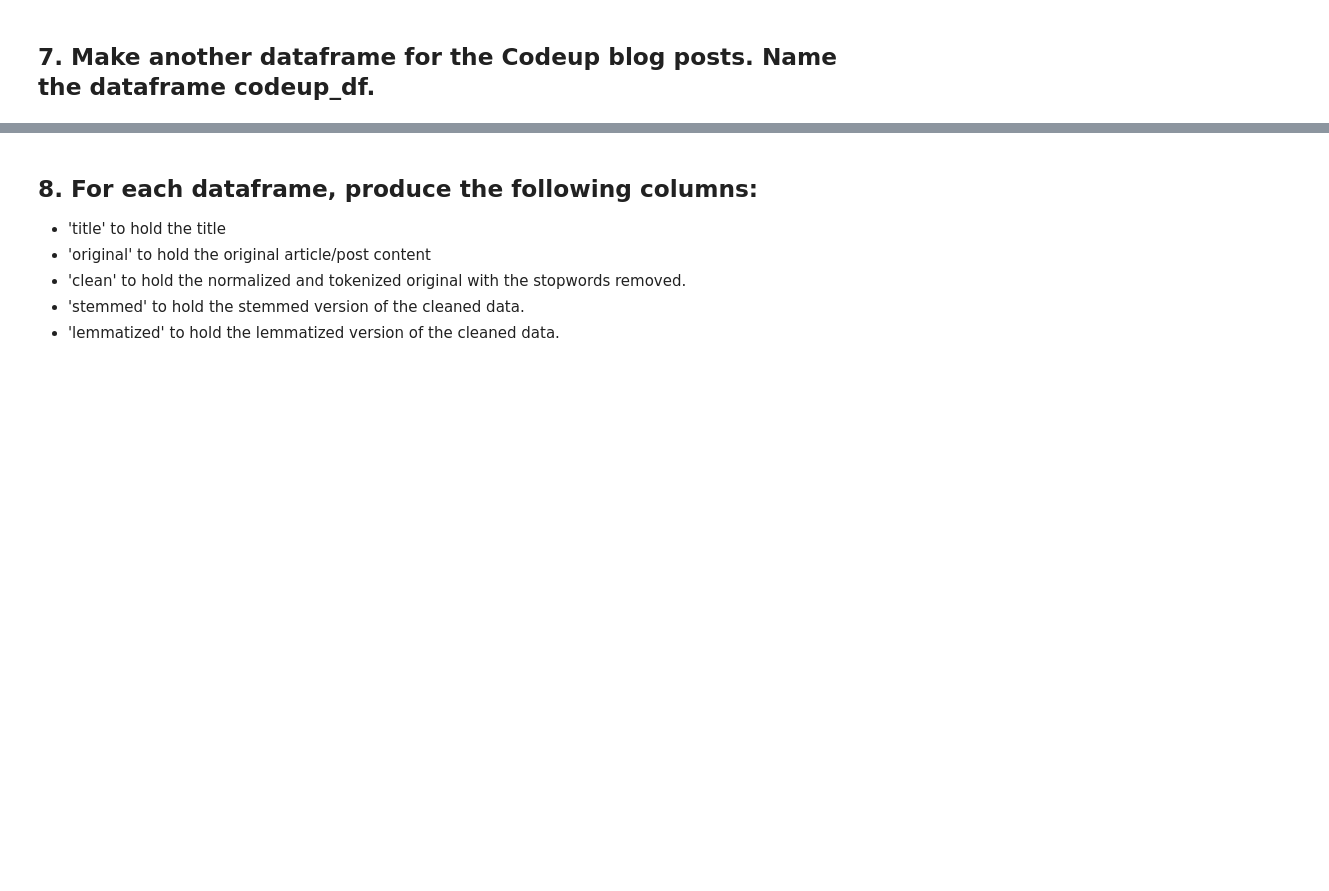
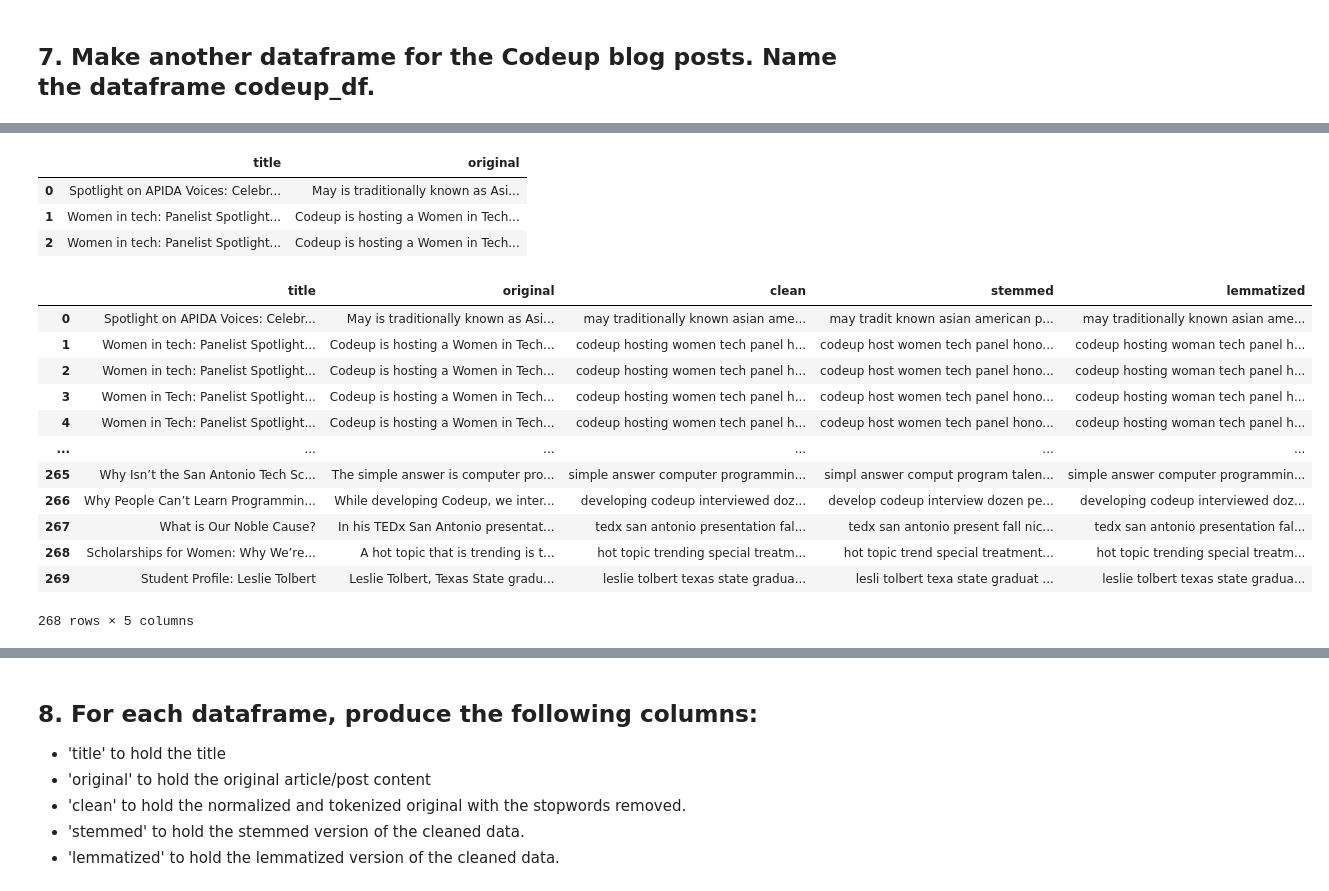
Before and after one commit to nickpedri/natural-language-processing-exercises, a Jupyter notebook: data_preparation_nlp.ipynb, the cells around one changed output, grey strips where cells are left out. Saved outputs shown, nothing was run; the diff lists cells and outputs as text; code cells hidden in the pictures; blank space fills up the shorter version.

```diff
--- a/data_preparation_nlp.ipynb
+++ b/data_preparation_nlp.ipynb
@@ -109,6 +138,28 @@ news.head()
 codeup = pd.read_csv('codeup_blogs.csv')
 codeup = codeup.rename(columns={'content':'original'})
 codeup = codeup.dropna()
+codeup.head(3)
+# %% [output]
+|  | title | original |
+| 0 | Spotlight on APIDA Voices: Celebr... | May is traditionally known as Asi... |
+| 1 | Women in tech: Panelist Spotlight... | Codeup is hosting a Women in Tech... |
+| 2 | Women in tech: Panelist Spotlight... | Codeup is hosting a Women in Tech... |
+# %%
+prepare_nlp.cleanse(codeup, 'original')
+# %% [output]
+|  | title | original | clean | stemmed | lemmatized |
+| 0 | Spotlight on APIDA Voices: Celebr... | May is traditionally known as Asi... | may traditionally known asian ame... | may tradit known asian american p... | may traditionally known asian ame... |
+| 1 | Women in tech: Panelist Spotlight... | Codeup is hosting a Women in Tech... | codeup hosting women tech panel h... | codeup host women tech panel hono... | codeup hosting woman tech panel h... |
+| 2 | Women in tech: Panelist Spotlight... | Codeup is hosting a Women in Tech... | codeup hosting women tech panel h... | codeup host women tech panel hono... | codeup hosting woman tech panel h... |
+| 3 | Women in Tech: Panelist Spotlight... | Codeup is hosting a Women in Tech... | codeup hosting women tech panel h... | codeup host women tech panel hono... | codeup hosting woman tech panel h... |
+| 4 | Women in Tech: Panelist Spotlight... | Codeup is hosting a Women in Tech... | codeup hosting women tech panel h... | codeup host women tech panel hono... | codeup hosting woman tech panel h... |
+| ... | ... | ... | ... | ... | ... |
+| 265 | Why Isn’t the San Antonio Tech Sc... | The simple answer is computer pro... | simple answer computer programmin... | simpl answer comput program talen... | simple answer computer programmin... |
+| 266 | Why People Can’t Learn Programmin... | While developing Codeup, we inter... | developing codeup interviewed doz... | develop codeup interview dozen pe... | developing codeup interviewed doz... |
+| 267 | What is Our Noble Cause? | In his TEDx San Antonio presentat... | tedx san antonio presentation fal... | tedx san antonio present fall nic... | tedx san antonio presentation fal... |
+| 268 | Scholarships for Women: Why We’re... | A hot topic that is trending is t... | hot topic trending special treatm... | hot topic trend special treatment... | hot topic trending special treatm... |
+| 269 | Student Profile: Leslie Tolbert | Leslie Tolbert, Texas State gradu... | leslie tolbert texas state gradua... | lesli tolbert texa state graduat ... | leslie tolbert texas state gradua... |
+268 rows × 5 columns
 # %%
 codeup.head()
 # %% [output]
```
Also changed, not shown: parts of 10 cells of this notebook, 2 other files.
